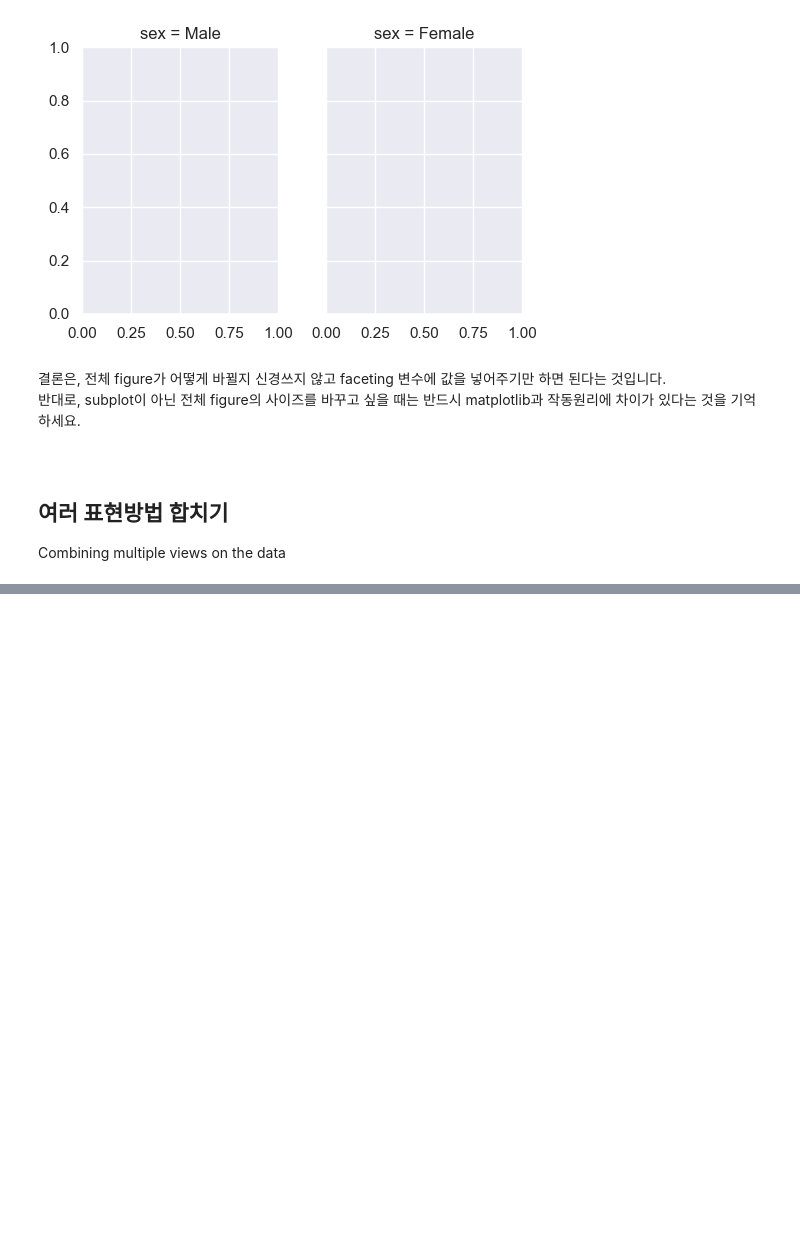
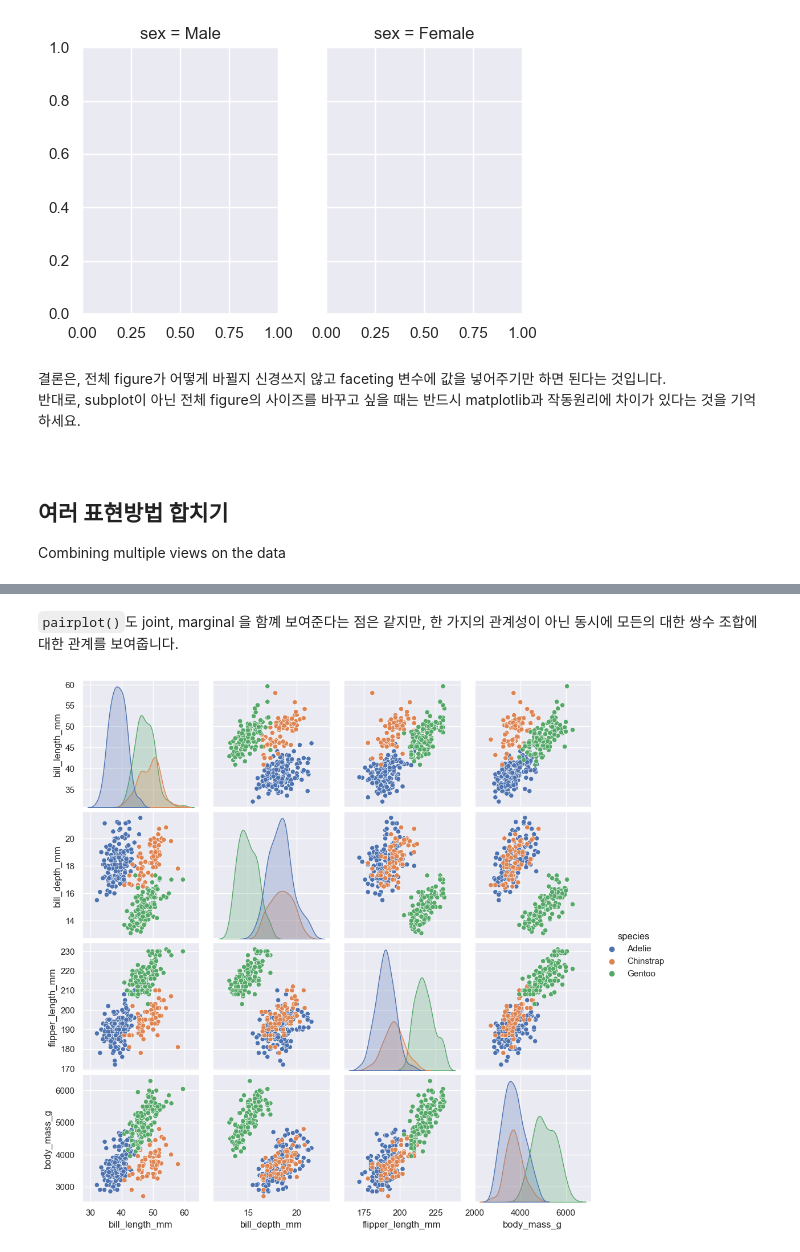
Before and after one commit to kjmn1105/Seaborn-Tuorial, a Jupyter notebook: 2_API Overview.ipynb, the cells around one changed output, grey strips where cells are left out. Cells and saved outputs as stored; diff of their text form; code cells hidden in the pictures; blank space fills up the shorter version.

```diff
--- a/2_API Overview.ipynb
+++ b/2_API Overview.ipynb
@@ -176,0 +181,6 @@ Combining multiple views on the data
+# %% [markdown]
+`pairplot()`도 joint, marginal 을 함꼐 보여준다는 점은 같지만, 한 가지의 관계성이 아닌 동시에 모든의 대한 쌍수 조합에 대한 관계를 보여줍니다.
+# %%
+sns.pairplot(data=penguins, hue='species');
+# %% [output]
+[figure, added]
```
Also changed, not shown: parts of 5 cells of this notebook.
